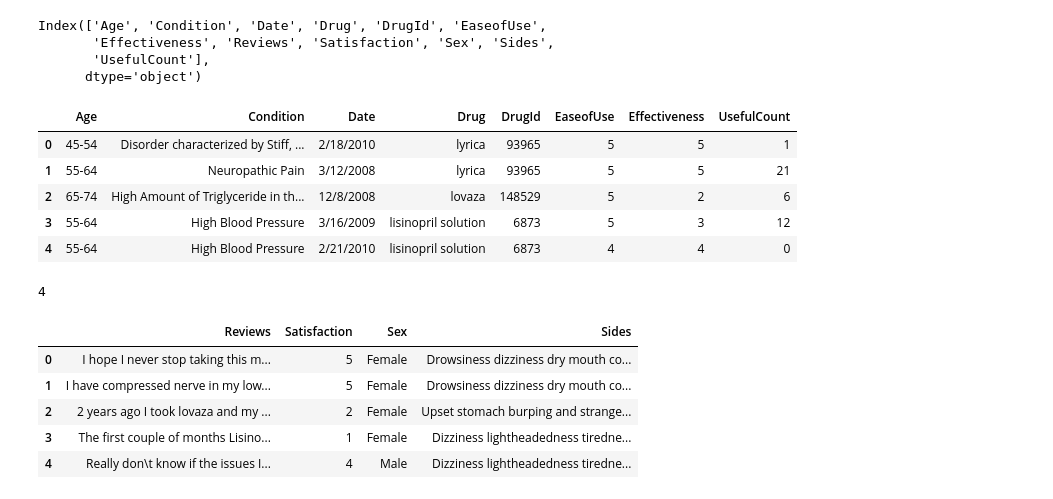
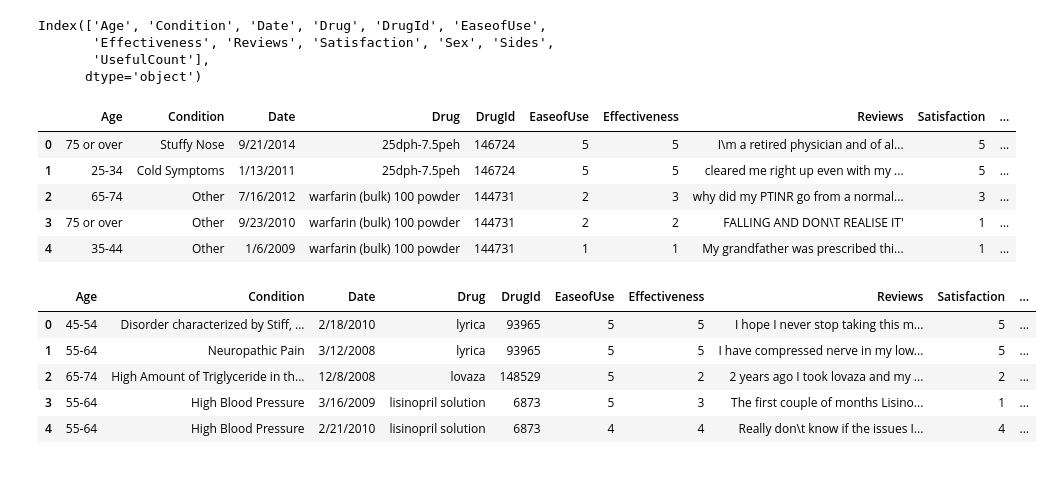
Before and after one commit to AnggaDS01/Python, a Jupyter notebook: Machine-Learning/Projects/Pytorch/Classification-Tasks/WebMD-Drug-Reviews-Dataset/main.ipynb, the cells around one changed output. Drawn from its saved outputs; the diff is of its cells as text; code cells hidden in the pictures.

```diff
--- a/Machine-Learning/Documentations/Tensorflow/Others/main.ipynb
+++ b/Machine-Learning/Projects/Pytorch/Classification-Tasks/WebMD-Drug-Reviews-Dataset/main.ipynb
@@ -667,3 +747,7 @@ Sides
  or  dizziness  during and after placement of the device may occur.'     1
  or changes in taste may occur.'                                         1
 Name: count, Length: 88, dtype: int64
+# %%
+target_columns = ['Reviews', 'Satisfaction', 'Sex', 'Sides']
+fix_exper_df = exper_df.loc[:, target_columns]
+rest_exper_df = exper_df.drop(columns=target_columns)
@@ -670,12 +758,14 @@ Name: count, Length: 88, dtype: int64
 # %%
 pattern = r'^(.+?),(\d+),(\w+),(.+)$'
-test_data = []
-for value in exper_df.loc[:, ['Reviews', 'Satisfaction', 'Sex', 'Sides']].values:
-    new_value = ''.join(value)
+fix_exper_list = []
+rest_exper_list = []
+for value_fix, value_rest in zip(fix_exper_df.values, rest_exper_df.values):
+    new_value = ''.join(value_fix)
     match = re.match(pattern, new_value)
     # print(new_value)
     if match:
-        test_data.append(match.groups())
+        fix_exper_list.append(match.groups())
+        rest_exper_list.append(value_rest)
         # print(list(match.groups()))
     # else:
         # test_data.append(new_value)
@@ -706,13 +792,15 @@ fix_exper_df = exper_df[['Age', 'Condition', 'Date', 'Drug', 'DrugId', 'EaseofUs
+# %%
+fix_exper_df_final = pd.DataFrame(fix_exper_list, columns=target_columns)
+rest_exper_df_final = pd.DataFrame(rest_exper_list, columns=rest_exper_df.columns)
+# %%
+concatenate_df = pd.concat([rest_exper_df_final, fix_exper_df_final], axis=1)
+concatenate_df = concatenate_df[cleaned_df.columns]
 # %%
-fix_exper_df[:5]
+cleaned_df[:5]
 # %% [output]
-|  | Age | Condition | Date | Drug | DrugId | EaseofUse | Effectiveness | UsefulCount |
-| 0 | 45-54 | Disorder characterized by Stiff, ... | 2/18/2010 | lyrica | 93965 | 5 | 5 | 1 |
-| 1 | 55-64 | Neuropathic Pain | 3/12/2008 | lyrica | 93965 | 5 | 5 | 21 |
-| 2 | 65-74 | High Amount of Triglyceride in th... | 12/8/2008 | lovaza | 148529 | 5 | 2 | 6 |
-| 3 | 55-64 | High Blood Pressure | 3/16/2009 | lisinopril solution | 6873 | 5 | 3 | 12 |
-| 4 | 55-64 | High Blood Pressure | 2/21/2010 | lisinopril solution | 6873 | 4 | 4 | 0 |
+|  | Age | Condition | Date | Drug | DrugId | EaseofUse | Effectiveness | Reviews | Satisfaction | ... |
+| 0 | 75 or over | Stuffy Nose | 9/21/2014 | 25dph-7.5peh | 146724 | 5 | 5 | I\m a retired physician and of al... | 5 | ... |
+| 1 | 25-34 | Cold Symptoms | 1/13/2011 | 25dph-7.5peh | 146724 | 5 | 5 | cleared me right up even with my ... | 5 | ... |
+| 2 | 65-74 | Other | 7/16/2012 | warfarin (bulk) 100 powder | 144731 | 2 | 3 | why did my PTINR go from a normal... | 3 | ... |
+| 3 | 75 or over | Other | 9/23/2010 | warfarin (bulk) 100 powder | 144731 | 2 | 2 | FALLING AND DON\T REALISE IT' | 1 | ... |
+| 4 | 35-44 | Other | 1/6/2009 | warfarin (bulk) 100 powder | 144731 | 1 | 1 | My grandfather was prescribed thi... | 1 | ... |
-# %%
-len(test_data[0])
-# %% [output]
-4
@@ -721,9 +807,9 @@ fix_test_df = pd.DataFrame(test_data, columns=['Reviews', 'Satisfaction', 'Sex',
 # %%
-fix_test_df[:5]
+concatenate_df[:5]
 # %% [output]
-|  | Reviews | Satisfaction | Sex | Sides |
-| 0 | I hope I never stop taking this m... | 5 | Female | Drowsiness dizziness dry mouth co... |
-| 1 | I have compressed nerve in my low... | 5 | Female | Drowsiness dizziness dry mouth co... |
-| 2 | 2 years ago I took lovaza and my ... | 2 | Female | Upset stomach burping and strange... |
-| 3 | The first couple of months Lisino... | 1 | Female | Dizziness lightheadedness tiredne... |
-| 4 | Really don\t know if the issues I... | 4 | Male | Dizziness lightheadedness tiredne... |
+|  | Age | Condition | Date | Drug | DrugId | EaseofUse | Effectiveness | Reviews | Satisfaction | ... |
+| 0 | 45-54 | Disorder characterized by Stiff, ... | 2/18/2010 | lyrica | 93965 | 5 | 5 | I hope I never stop taking this m... | 5 | ... |
+| 1 | 55-64 | Neuropathic Pain | 3/12/2008 | lyrica | 93965 | 5 | 5 | I have compressed nerve in my low... | 5 | ... |
+| 2 | 65-74 | High Amount of Triglyceride in th... | 12/8/2008 | lovaza | 148529 | 5 | 2 | 2 years ago I took lovaza and my ... | 2 | ... |
+| 3 | 55-64 | High Blood Pressure | 3/16/2009 | lisinopril solution | 6873 | 5 | 3 | The first couple of months Lisino... | 1 | ... |
+| 4 | 55-64 | High Blood Pressure | 2/21/2010 | lisinopril solution | 6873 | 4 | 4 | Really don\t know if the issues I... | 4 | ... |
```
Also changed, not shown: parts of 19 cells of this notebook, 1 other file.
